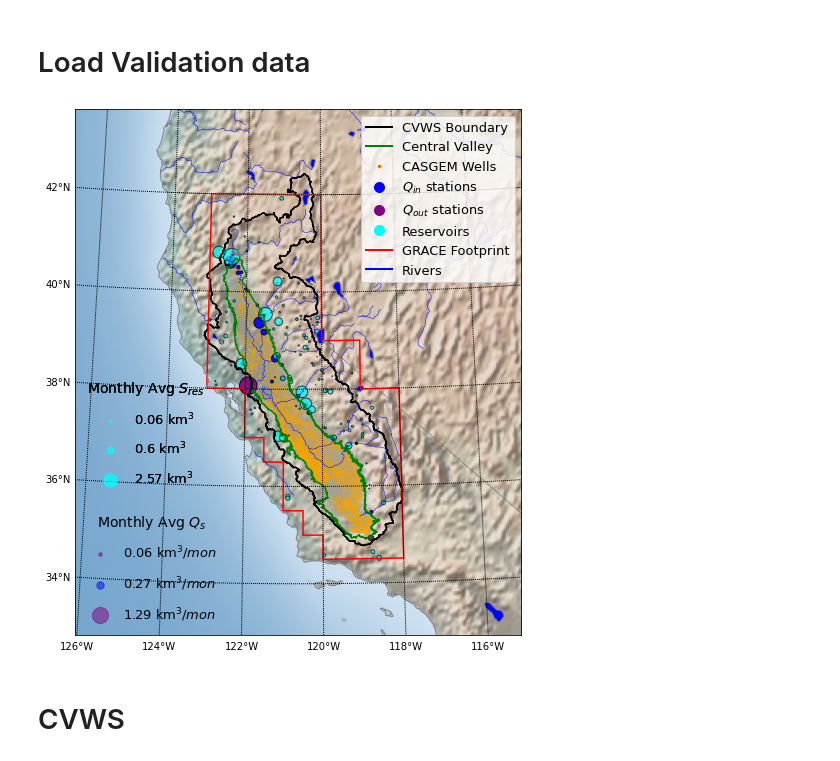
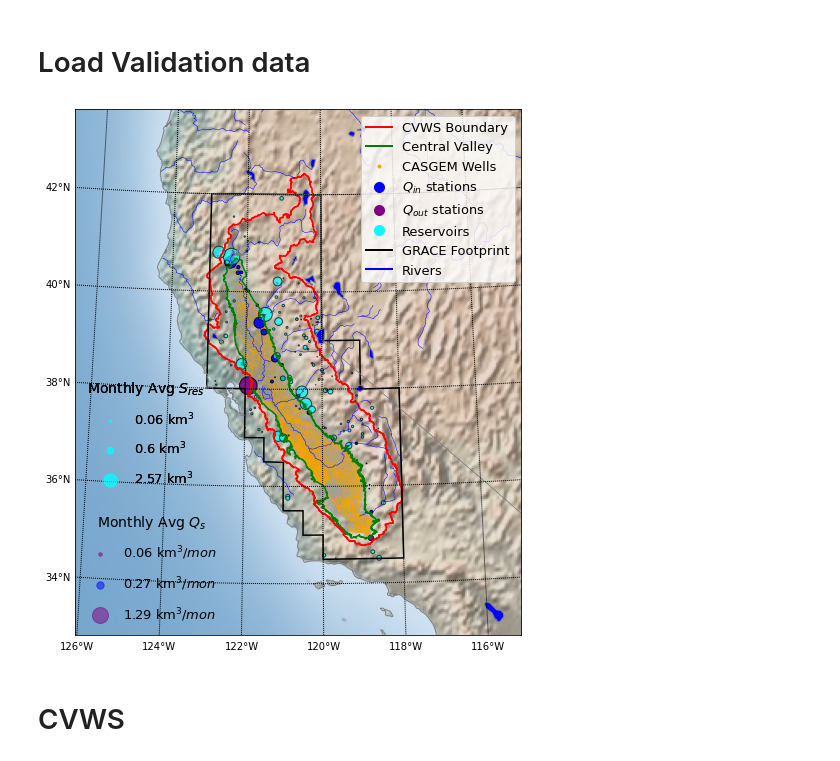
Before and after one commit to kashingtonDC/HyDRA, a Jupyter notebook: code/04_Figures.ipynb, the cells around one changed output. Drawn from its saved outputs; the diff is of its cells as text; code cells hidden in the pictures.

Commit message:
figures clean run

```diff
--- a/code/04_Figures.ipynb
+++ b/code/04_Figures.ipynb
@@ -428,18 +428,18 @@ draw_points(casgem, m, alpha =1,color = 'orange', fill = True)
 draw_points(inflow,m, alpha = 0.9, sizecol= inflow["q_km3_avg"]*200,  color= 'blue', edgecolor = 'black')
 draw_points(outflow,m, alpha = 0.9, sizecol= outflow["q_km3_avg"]*200,  color= 'purple', edgecolor = 'black')
 draw_poly(cvsa, m, alpha = 1, edgecolor = 'green', lw = 1.5, fill = False)
-draw_poly(cvws, m, alpha = 1, edgecolor = 'black', lw = 1.5, fill = False)
-draw_poly(grace_sa, m, alpha = 1, edgecolor = 'red', lw = 1.5, fill = False)
+draw_poly(cvws, m, alpha = 1, edgecolor = 'red', lw = 1.5, fill = False)
+draw_poly(grace_sa, m, alpha = 1, edgecolor = 'black', lw = 1.5, fill = False)
 draw_points(reservoirs,m, alpha = 0.7, sizecol= reservoirs["Smean"]*70,  color= 'cyan', edgecolor = 'black')
 
 # Make the first legend (upper left of map)
-custom_lines = [Line2D([0], [0], color='black', lw=2),
+custom_lines = [Line2D([0], [0], color='red', lw=2),
                 Line2D([0], [0], color='green', lw=2),
-                Line2D([0], [0], linewidth=0, marker='o', markersize=3, markeredgecolor = 'orange',markerfacecolor="red"),
+                Line2D([0], [0], linewidth=0, marker='o', markersize=3, markeredgecolor = 'orange',markerfacecolor="orange"),
                 Line2D([0], [0], linewidth=0, marker='o', markersize=10, markeredgecolor = 'blue',markerfacecolor="blue"),
                 Line2D([0], [0], linewidth=0, marker='o', markersize=10, markeredgecolor = 'purple',markerfacecolor="purple"),
                 Line2D([0], [0], linewidth=0, marker='o', markersize=10, markeredgecolor = 'cyan',markerfacecolor="cyan"),
-                Line2D([0], [0], color='red', lw=2),
+                Line2D([0], [0], color='black', lw=2),
                 Line2D([0], [0], color='blue', lw=2)
                 ]
 
@@ -451,34 +451,34 @@ leg1 = ax1.legend(custom_lines, ["CVWS Boundary", 'Central Valley',
                     loc = "upper right",
                     prop={'size':13})
 
 # Make second legend for streamflow discharge
 for p,color in zip([p1, p2, p3], ["purple",'blue','purple']):
     ax1.scatter([], [], c=color, alpha=0.5, s=p*200,
                 label=str(round(p,2)) + ' km$^3/mon$')
 
 leg2 = ax1.legend(scatterpoints=1, frameon=False,
            labelspacing=1, loc='lower left', prop={'size':13})
 leg2.set_title("Monthly Avg $Q_s$", prop = {'size':14})
 
 
 # Third legend for reservoir storage
 h = [plt.scatter([],[], color="cyan", alpha=0.5, s=rp*70,label=str(round(rp,2)) + ' km$^3$')
      for rp in [rp1, rp2, rp3]]
 
 leg3 = ax1.legend(handles=h, scatterpoints=1, frameon=False,
            labelspacing=1, loc='lower left',
             prop={'size':13}, bbox_to_anchor=(0.0, 0.26))
 leg3.set_title("Monthly Avg $S_{res}$", prop = {'size':14})
 
 
 # Add legends
 ax1.add_artist(leg1)
 ax1.add_artist(leg2)
 ax1.add_artist(leg3)
 
 plt.show()
 # %% [output]
-[figure, old version]
+[figure, new version]
 # %% [markdown]
 # CVWS
 # %%
```
Also changed, not shown: parts of 48 cells of this notebook.
